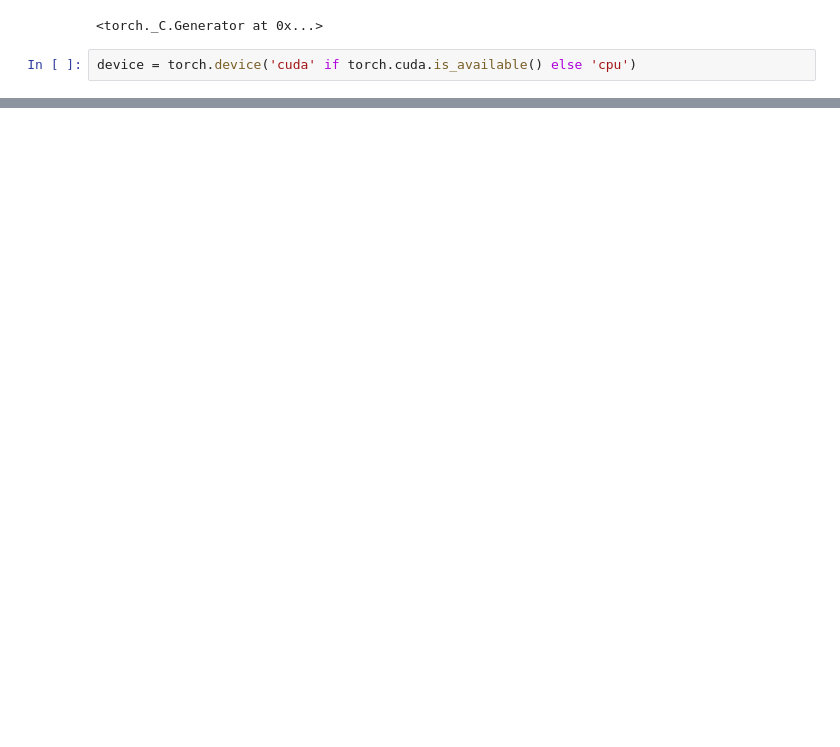
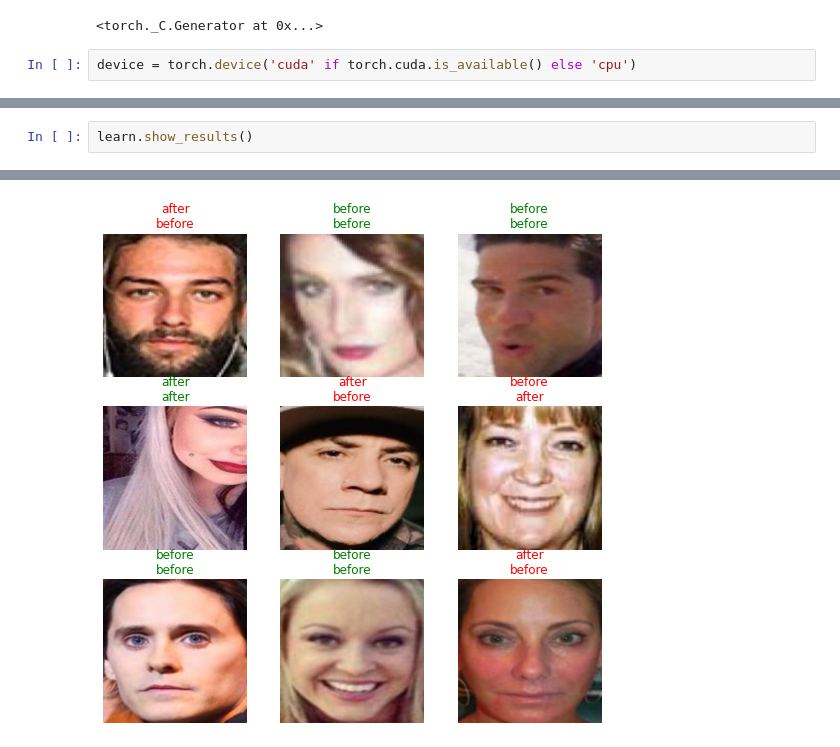
Before and after one commit to rohanfaiyazkhan/deeplearningproject, a Jupyter notebook: train_nn_on_custom_data.ipynb, the cells around one changed output, grey strips where cells are left out. Drawn from its saved outputs; the diff is of its cells as text; blank space fills up the shorter version.

```diff
--- a/train_nn_on_custom_data.ipynb
+++ b/train_nn_on_custom_data.ipynb
@@ -325,0 +105,3 @@ End of Epoch 11: | Training Loss: 0.00516 | Training accuracy: 1.0 | Validation
+# %%
+learn.show_results()
+# %% [output]
@@ -325,0 +109 @@ End of Epoch 11: | Training Loss: 0.00516 | Training accuracy: 1.0 | Validation
+[figure, added]
```
Also changed, not shown: parts of 44 cells of this notebook, 6 other files.
